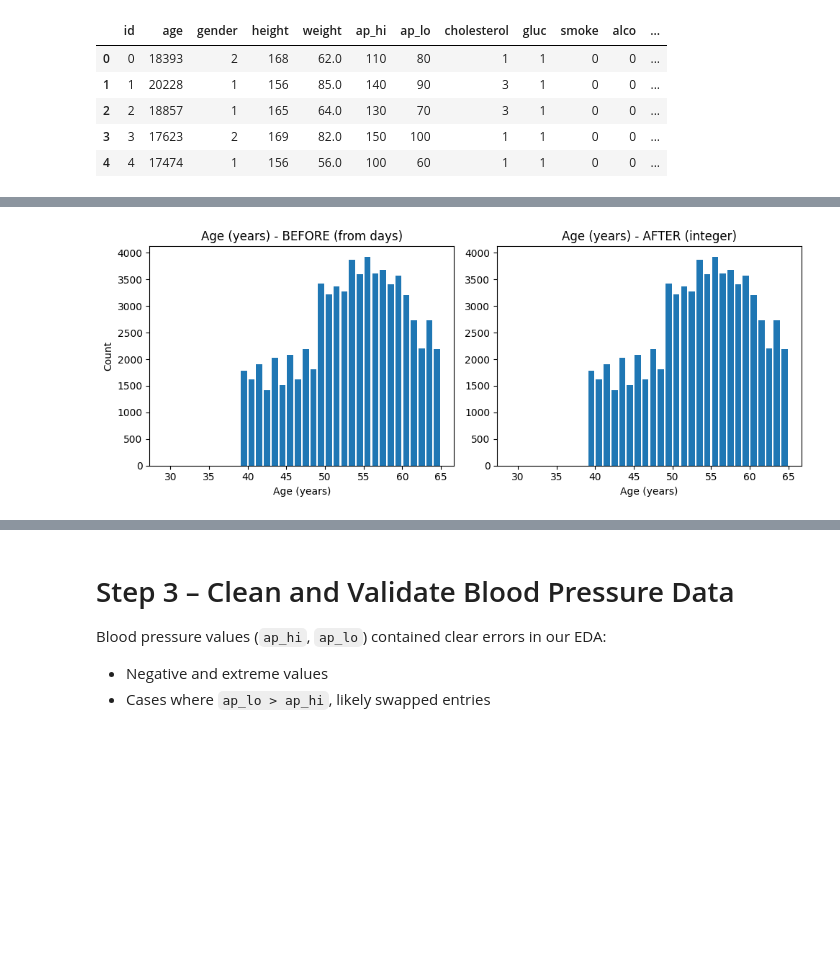
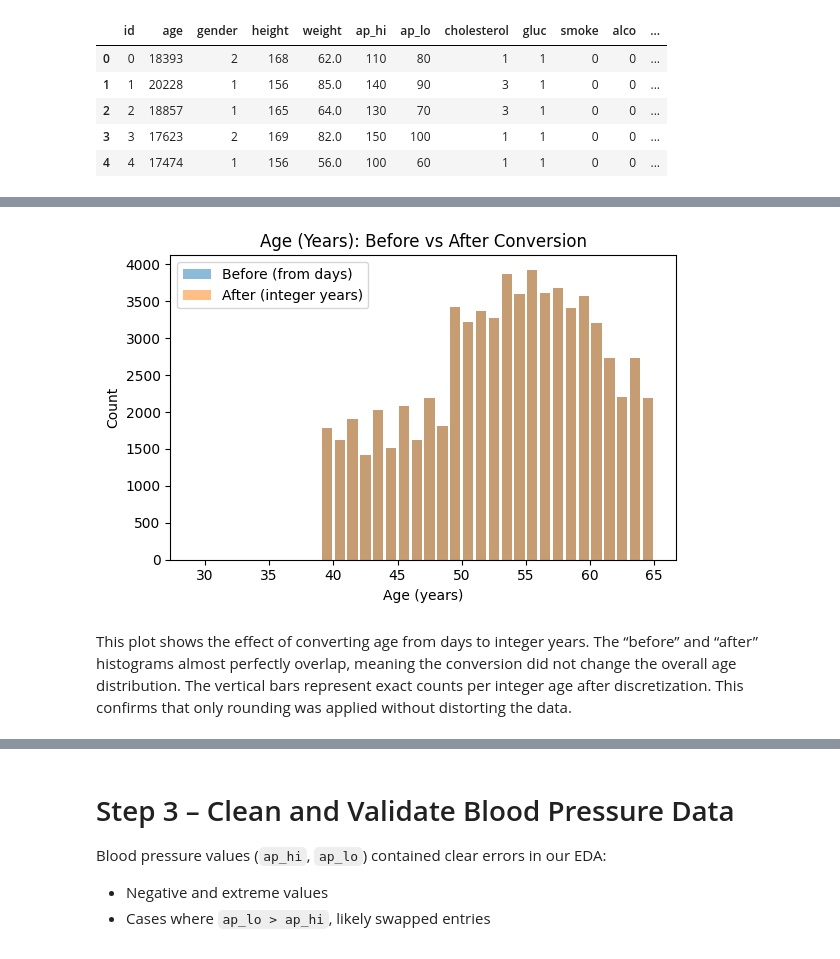
Before and after one commit to theMindDeveloper/Cardiovascular_Disease_Prediction_Data_Science, a Jupyter notebook: notebooks/DataCleaning.ipynb, the cells around one changed output, grey strips where cells are left out. Saved outputs shown, nothing was run; the diff lists cells and outputs as text; code cells hidden in the pictures; blank space fills up the shorter version.

Commit message:
Data cleaning step 0 and 1

```diff
--- a/notebooks/DataCleaning.ipynb
+++ b/notebooks/DataCleaning.ipynb
@@ -42,36 +49,38 @@ We will visualize the age distribution before and after conversion to confirm th
 # %%
 import numpy as np
 import matplotlib.pyplot as plt
 
 # Keep a copy before transformation
 df_step0 = df.copy()
 
 # Convert
 if 'id' in df.columns:
     df = df.drop(columns=['id'])
 df['age_years'] = (df['age'] / 365).astype(int)
 df = df.drop(columns=['age'])
 
 # Use integer bins for consistent visualization
 bins = np.arange(29, 66, 1)
 
-fig, axes = plt.subplots(1, 2, figsize=(10, 4))
+# -----------------------------
+# COMBINED BEFORE vs AFTER PLOT
+# -----------------------------
+fig, ax = plt.subplots(figsize=(6, 4))
 
-# BEFORE (but plotted with integer bin edges)
-axes[0].hist(df_step0['age'] / 365, bins=bins, rwidth=0.8)
-axes[0].set_title("Age (years) - BEFORE (from days)")
-axes[0].set_xlabel("Age (years)")
-axes[0].set_ylabel("Count")
+ax.hist(df_step0['age'] / 365, bins=bins, alpha=0.5, rwidth=0.8, label="Before (from days)")
+ax.hist(df['age_years'], bins=bins, alpha=0.5, rwidth=0.8, label="After (integer years)")
 
-# AFTER (integer)
-axes[1].hist(df['age_years'], bins=bins, rwidth=0.8)
-axes[1].set_title("Age (years) - AFTER (integer)")
-axes[1].set_xlabel("Age (years)")
+ax.set_title("Age (Years): Before vs After Conversion")
+ax.set_xlabel("Age (years)")
+ax.set_ylabel("Count")
+ax.legend()
 
 plt.tight_layout()
 plt.show()
 # %% [output]
-[figure, old version]
+[figure, new version]
+# %% [markdown]
+This plot shows the effect of converting age from days to integer years. The “before” and “after” histograms almost perfectly overlap, meaning the conversion did not change the overall age distribution. The vertical bars represent exact counts per integer age after discretization. This confirms that only rounding was applied without distorting the data.
 # %% [markdown]
 # Step 2 – Clean Height, Weight, and Calculate BMI
 
```
Also changed, not shown: parts of 7 cells of this notebook.
